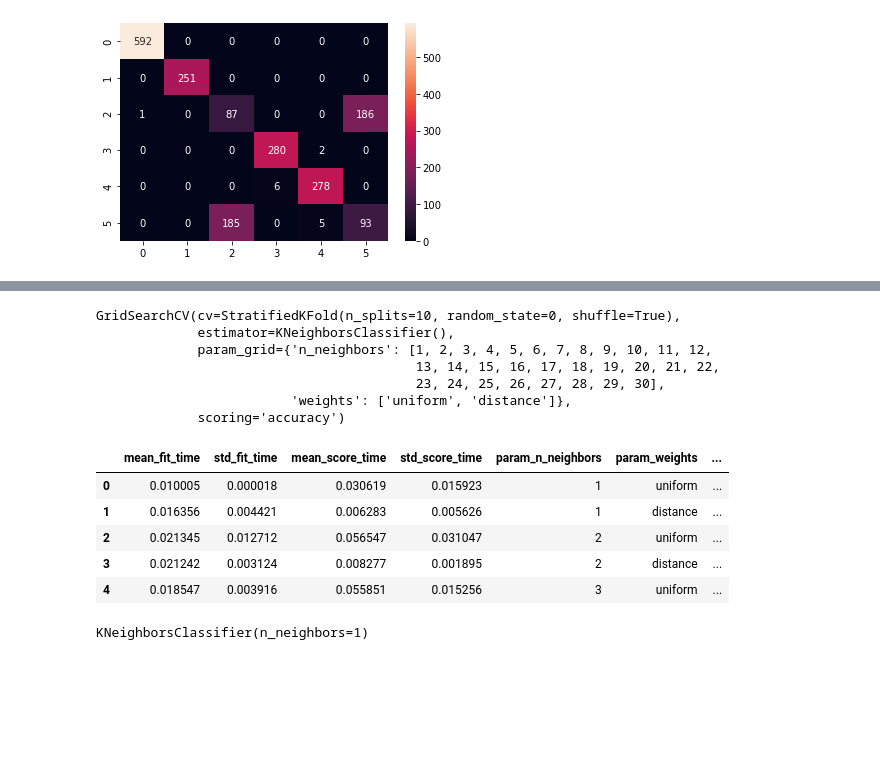
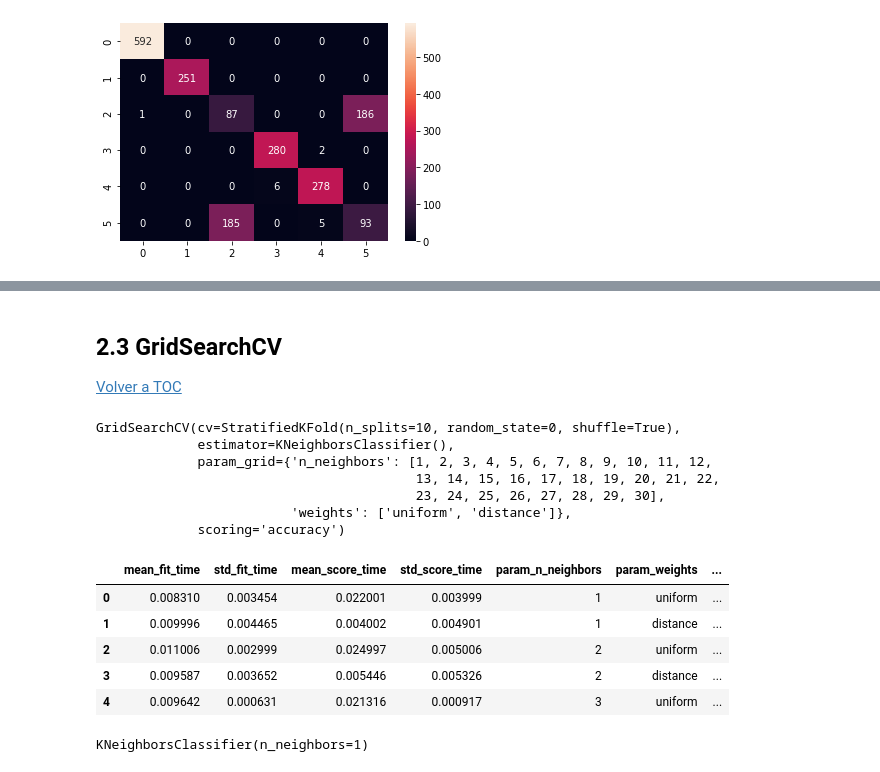
Before and after one commit to LeandroNardi96/Clasificacion_fallas_electricas_multiclass, a Jupyter notebook: Electrical_fault_multiclass.ipynb, the cells around one changed output, grey strips where cells are left out. Cells and saved outputs as stored; diff of their text form; code cells hidden in the pictures; blank space fills up the shorter version.

```diff
--- a/Electrical_fault_multiclass.ipynb
+++ b/Electrical_fault_multiclass.ipynb
@@ -296,13 +471,12 @@ X = data.loc[:,['Ia','Ib','Ic','Va','Vb','Vc']]
 y = data.target
 # %%
-X_train, X_test, y_train, y_test = train_test_split(X, y,stratify=y, random_state=0) #
+X_train_mc, X_test_mc, y_train_mc, y_test_mc = train_test_split(X, y,stratify=y, random_state=0)
 # %%
 scaler = StandardScaler()
-X_train_scaler1 = scaler.fit_transform(X_train)
-X_test_scaler1 = scaler.transform(X_test)
+X_train_scaler_mc = scaler.fit_transform(X_train_mc)
+X_test_scaler_mc = scaler.transform(X_test_mc)
 # %%
-knn = KNeighborsClassifier()
-knn.fit(X_train_scaler1, y_train)
+knn.fit(X_train_scaler_mc, y_train_mc)
 # %% [output]
 KNeighborsClassifier()
 # %%
@@ -327,3 +503,7 @@ sns.heatmap(cm, annot=True,fmt='d')
+# %% [markdown]
+<a id="2.3"></a>
+## 2.3 GridSearchCV
+<a href='#indice'>Volver a TOC</a>
 # %%
 k_range = list(range(1, 31))
 weight_options = ['uniform', 'distance']
@@ -333,7 +513,7 @@ folds=StratifiedKFold(n_splits=10, random_state=0, shuffle=True)
 # %%
 grid = GridSearchCV(knn, param_grid, cv=folds, scoring='accuracy')
 # %%
-grid.fit(X_train_scaler1, y_train)
+grid.fit(X_train_scaler_mc, y_train_mc)
 # %% [output]
 GridSearchCV(cv=StratifiedKFold(n_splits=10, random_state=0, shuffle=True),
              estimator=KNeighborsClassifier(),
@@ -343,15 +523,14 @@ GridSearchCV(cv=StratifiedKFold(n_splits=10, random_state=0, shuffle=True),
                          'weights': ['uniform', 'distance']},
              scoring='accuracy')
 # %%
-grid.cv_results_.keys()
 pd.DataFrame(grid.cv_results_).head()
 # %% [output]
 |  | mean_fit_time | std_fit_time | mean_score_time | std_score_time | param_n_neighbors | param_weights | ... |
-| 0 | 0.010005 | 0.000018 | 0.030619 | 0.015923 | 1 | uniform | ... |
-| 1 | 0.016356 | 0.004421 | 0.006283 | 0.005626 | 1 | distance | ... |
-| 2 | 0.021345 | 0.012712 | 0.056547 | 0.031047 | 2 | uniform | ... |
-| 3 | 0.021242 | 0.003124 | 0.008277 | 0.001895 | 2 | distance | ... |
-| 4 | 0.018547 | 0.003916 | 0.055851 | 0.015256 | 3 | uniform | ... |
+| 0 | 0.008310 | 0.003454 | 0.022001 | 0.003999 | 1 | uniform | ... |
+| 1 | 0.009996 | 0.004465 | 0.004002 | 0.004901 | 1 | distance | ... |
+| 2 | 0.011006 | 0.002999 | 0.024997 | 0.005006 | 2 | uniform | ... |
+| 3 | 0.009587 | 0.003652 | 0.005446 | 0.005326 | 2 | distance | ... |
+| 4 | 0.009642 | 0.000631 | 0.021316 | 0.000917 | 3 | uniform | ... |
 # %%
 grid.best_estimator_
 # %% [output]
```
Also changed, not shown: parts of 85 cells of this notebook.
